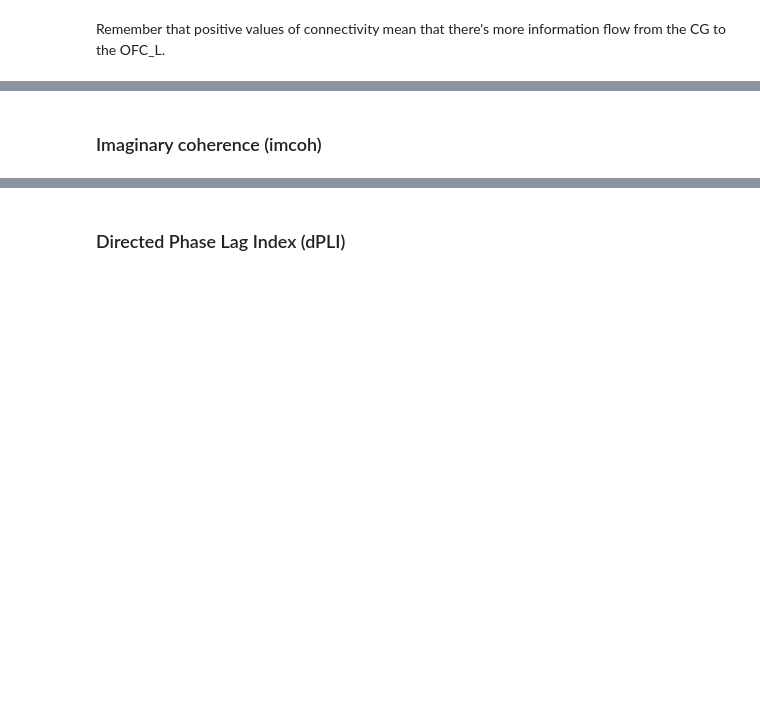
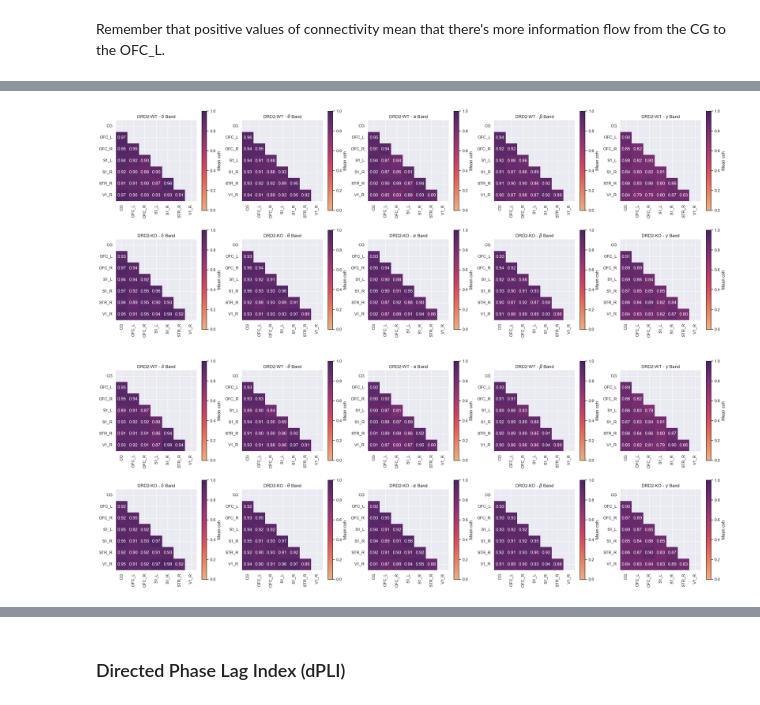
Before and after one commit to olledejong/rp2, a Jupyter notebook: three_chamber/sociability/connectivity_analysis.ipynb, the cells around one changed output, grey strips where cells are left out. Drawn from its saved outputs; the diff is of its cells as text; code cells hidden in the pictures; blank space fills up the shorter version.

```diff
--- a/three_chamber/sociability/connectivity_analysis.ipynb
+++ b/three_chamber/sociability/connectivity_analysis.ipynb
@@ -420,0 +439,5 @@ Remember that positive values of connectivity mean that there's more information
+# %%
+wt_ids = [sub_obj.metadata["subject_id"].iloc[0] for sub_obj in all_subject_epochs if sub_obj.metadata["genotype"].iloc[0] == "DRD2-WT"]
+ko_ids = [sub_obj.metadata["subject_id"].iloc[0] for sub_obj in all_subject_epochs if sub_obj.metadata["genotype"].iloc[0] == "DRD2-KO"]
+print(wt_ids)
+print(ko_ids)
@@ -420,0 +449,5 @@ Remember that positive values of connectivity mean that there's more information
+# %%
+[wt_ids.remove(x) for x in ['81217', '81193', '39489'] if x in wt_ids]
+[ko_ids.remove(x) for x in ['81217', '81193', '39489'] if x in ko_ids]
+print(wt_ids)
+print(ko_ids)
@@ -420,0 +457,4 @@ Remember that positive values of connectivity mean that there's more information
+# %%
+passed_subject_ids = wt_ids + ko_ids
+passed_subject_ids = [int(x) for x in passed_subject_ids]
+passed_subject_ids
@@ -423,6 +478,5 @@ Remember that positive values of connectivity mean that there's more information
 
 ### Coherence (coh)
 # %%
-coh_social = connectivity_df(all_subject_epochs, 'social_cup', "coh")
-coh_non_social = connectivity_df(all_subject_epochs, 'non-social_cup', "coh")
-coh_social.head()
+coh = connectivity_df(all_subject_epochs, passed_subject_ids, "coh")
+coh.shape
@@ -429,4 +491,7 @@ coh_social.head()
 # %%
-generate_grid_plot_wt_vs_ko(coh_social, 'social_cup', 'coh')
-generate_grid_plot_wt_vs_ko(coh_non_social, 'non-social_cup', 'coh')
+generate_grid_plot_wt_vs_ko(coh[coh.interaction_kind == 'social_cup'], 'social_cup', 'coh')
+generate_grid_plot_wt_vs_ko(coh[coh.interaction_kind == 'non-social_cup'], 'non-social_cup', 'coh')
+# %% [output]
+[figure, added]
+[figure, added]
 # %%
@@ -435,2 +499,0 @@ generate_barplots(coh_non_social, 'non-social_cup', 'coh')
-# %% [markdown]
-### Imaginary coherence (imcoh)
```
Also changed, not shown: parts of 45 cells of this notebook, 1 other file.
